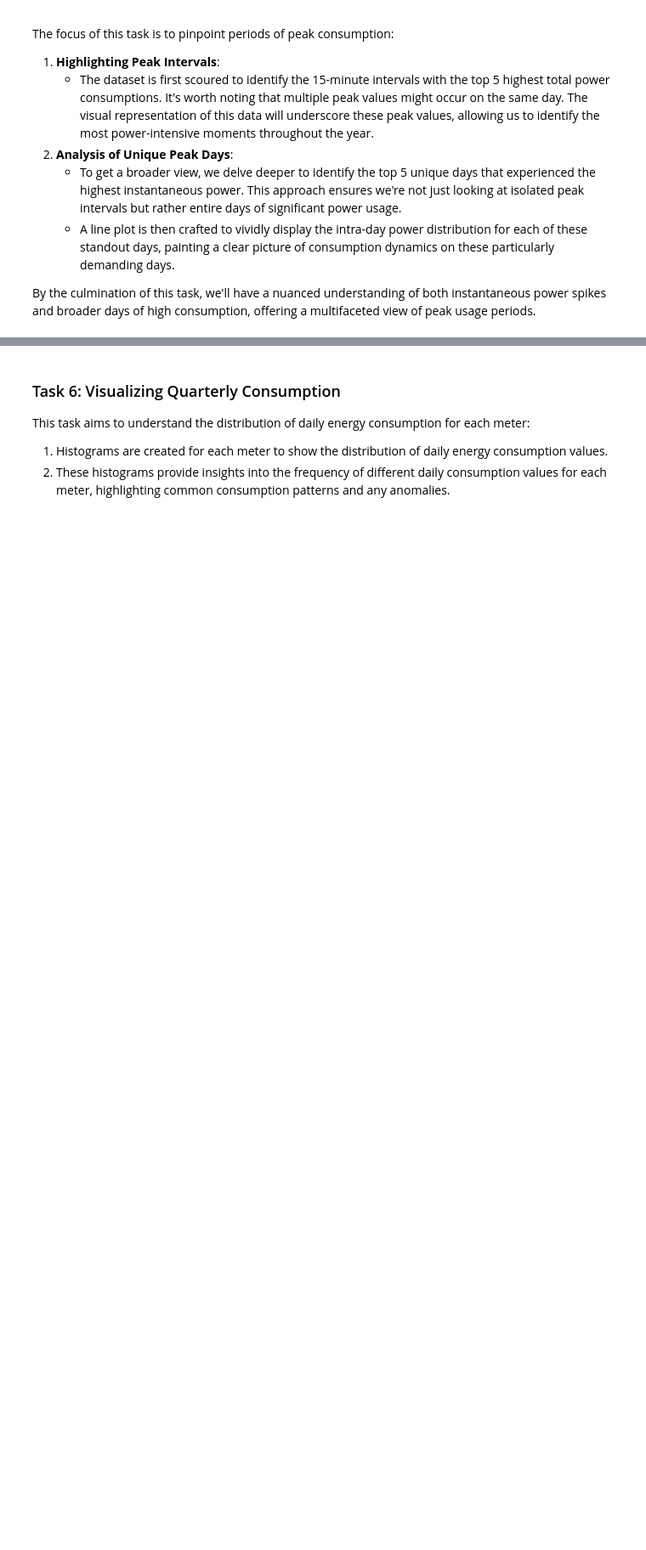
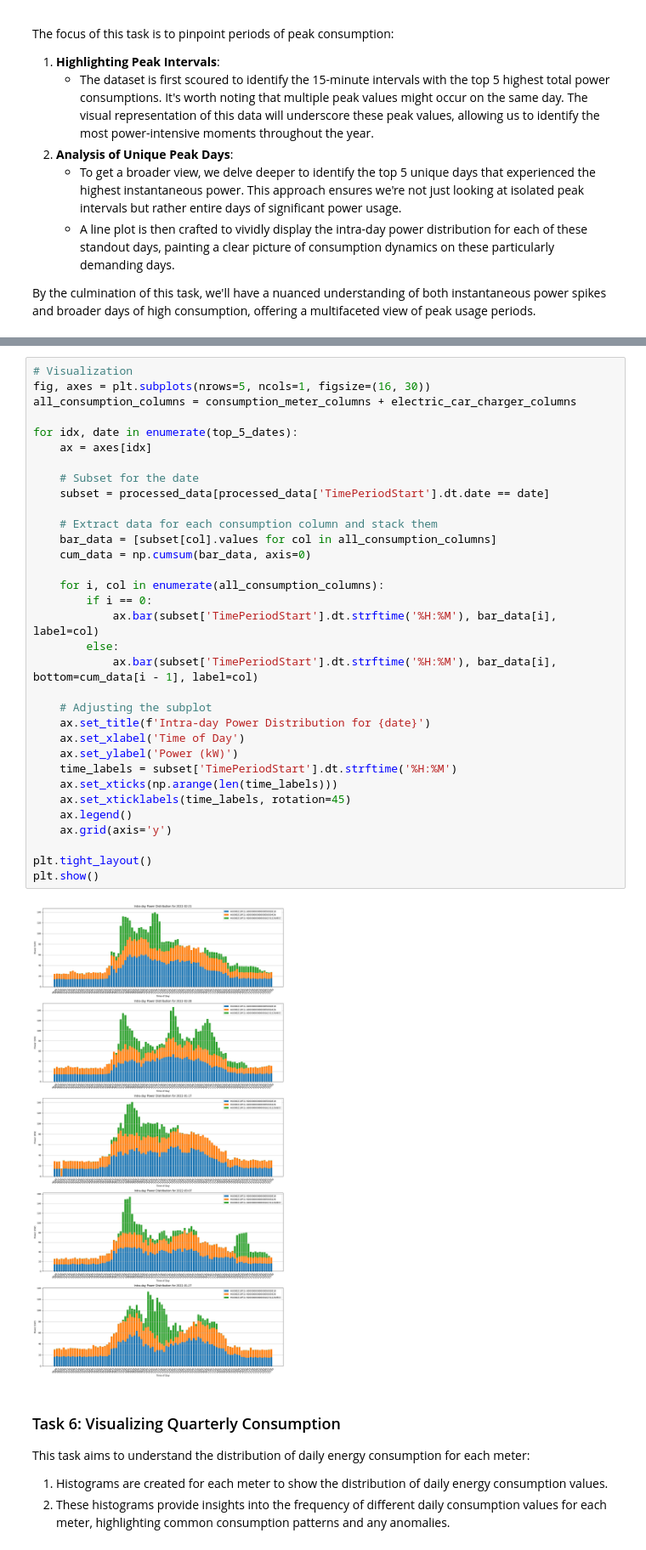
Before and after one commit to mijki/zengrid-analysis, a Jupyter notebook: notebooks/cons-analysis-dyn.ipynb, the cells around one changed output, grey strips where cells are left out. Shown at 85% size. Drawn from its saved outputs; the diff is of its cells as text; blank space fills up the shorter version.

```diff
--- a/notebooks/cons-analysis-dyn.ipynb
+++ b/notebooks/cons-analysis-dyn.ipynb
@@ -508,3 +558,38 @@ plt.show()
+# %%
+# Visualization
+fig, axes = plt.subplots(nrows=5, ncols=1, figsize=(16, 30))
+all_consumption_columns = consumption_meter_columns + electric_car_charger_columns
+
+for idx, date in enumerate(top_5_dates):
+    ax = axes[idx]
+
+    # Subset for the date
+    subset = processed_data[processed_data['TimePeriodStart'].dt.date == date]
+
+    # Extract data for each consumption column and stack them
+    bar_data = [subset[col].values for col in all_consumption_columns]
+    cum_data = np.cumsum(bar_data, axis=0)
+
+    for i, col in enumerate(all_consumption_columns):
+        if i == 0:
+            ax.bar(subset['TimePeriodStart'].dt.strftime('%H:%M'), bar_data[i], label=col)
+        else:
+            ax.bar(subset['TimePeriodStart'].dt.strftime('%H:%M'), bar_data[i], bottom=cum_data[i - 1], label=col)
+
+    # Adjusting the subplot
+    ax.set_title(f'Intra-day Power Distribution for {date}')
+    ax.set_xlabel('Time of Day')
+    ax.set_ylabel('Power (kW)')
+    time_labels = subset['TimePeriodStart'].dt.strftime('%H:%M')
+    ax.set_xticks(np.arange(len(time_labels)))
+    ax.set_xticklabels(time_labels, rotation=45)
+    ax.legend()
+    ax.grid(axis='y')
+
+plt.tight_layout()
+plt.show()
+# %% [output]
+[figure, added]
 # %% [markdown]
 ### Task 6: Visualizing Quarterly Consumption
 
```
Also changed, not shown: parts of 7 cells of this notebook, 1 other file.
